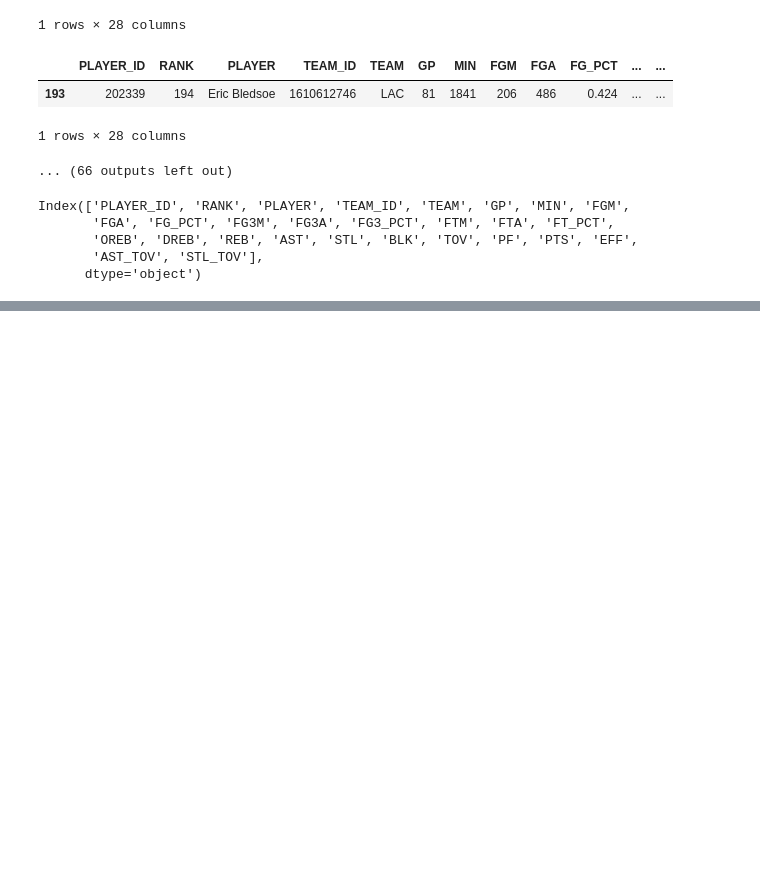
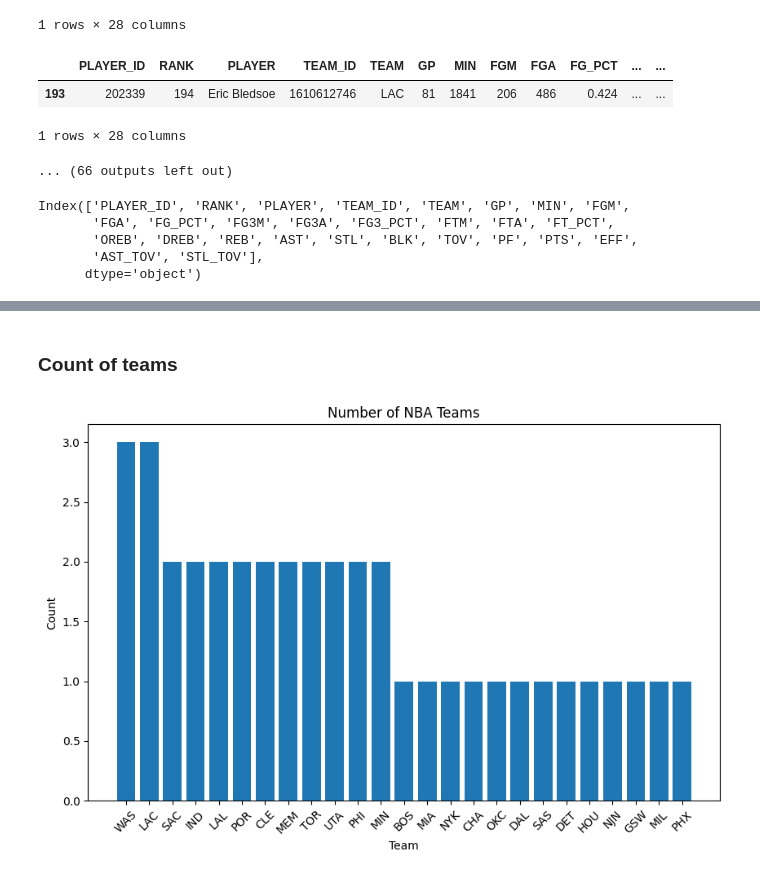
Before and after one commit to mannievilla/NBA-Draft-Selections, a Jupyter notebook: NBA_webscrape.ipynb, the cells around one changed output, grey strips where cells are left out. Drawn from its saved outputs; the diff is of its cells as text; code cells hidden in the pictures; blank space fills up the shorter version.

```diff
--- a/NBA_webscrape.ipynb
+++ b/NBA_webscrape.ipynb
@@ -625,0 +675,2 @@ metrics_leaders_10.head()
+# %%
+metrics_leaders_10['PER'] = round(metrics_leaders_10['EFF'] / metrics_leaders_10['GP'],2)
@@ -625,0 +689,2 @@ metrics_leaders_10.head()
+# %%
+metrics_leaders_10.sort_values(by='PTS', ascending=False, inplace=True)
@@ -625,0 +729,20 @@ metrics_leaders_10.head()
+# %% [markdown]
+### Count of teams
+# %%
+import pandas as pd
+import matplotlib.pyplot as plt
+
+
+# Count the number of teams and their occurrences
+team_counts = metrics_leaders_10['TEAM'].value_counts()
+
+# Create a bar plot
+plt.figure(figsize=(10, 6))
+plt.bar(team_counts.index, team_counts.values)
+plt.xlabel('Team')
+plt.ylabel('Count')
+plt.title('Number of NBA Teams')
+plt.xticks(rotation=45)  # Rotate x-axis labels for better readability
+plt.show()
+# %% [output]
+[figure, added]
```
Also changed, not shown: parts of 66 cells of this notebook.
